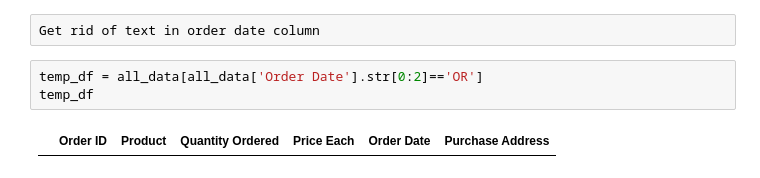
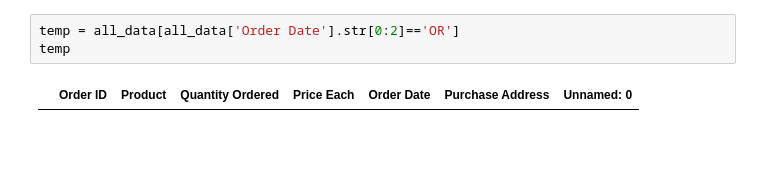
Before and after one commit to allarassemmaxwell/data-science-exercises, a Jupyter notebook: Lesson8(Sales Analysis).ipynb, the cells around one changed output. Saved outputs shown, nothing was run; the diff lists cells and outputs as text; blank space fills up the shorter version.

```diff
--- a/Lesson8(Sales Analysis).ipynb
+++ b/Lesson8(Sales Analysis).ipynb
@@ -97,7 +76,5 @@ all_data
-# %% [raw]
-Get rid of text in order date column
 # %%
-temp_df = all_data[all_data['Order Date'].str[0:2]=='OR']
-temp_df
+temp = all_data[all_data['Order Date'].str[0:2]=='OR']
+temp
 # %% [output]
-|  | Order ID | Product | Quantity Ordered | Price Each | Order Date | Purchase Address |
+|  | Order ID | Product | Quantity Ordered | Price Each | Order Date | Purchase Address | Unnamed: 0 |
```
Also changed, not shown: parts of 53 cells of this notebook, 2 other files.
